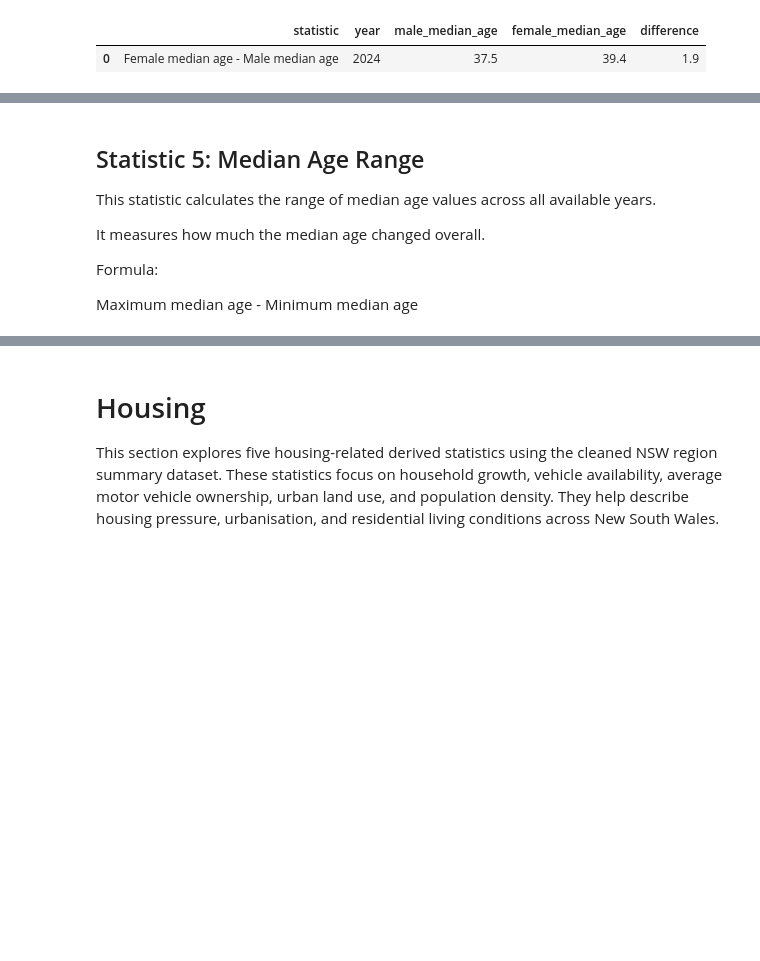
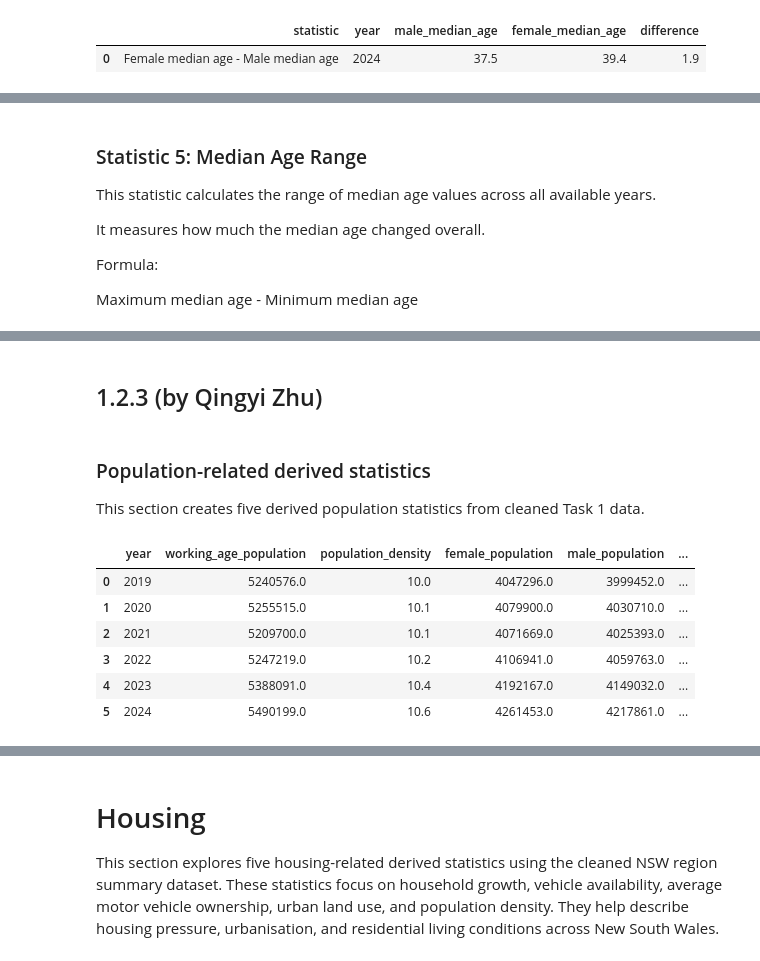
Before and after one commit to felix971/DATA2001_G56, a Jupyter notebook: data2001-版本2.ipynb, the cells around one changed output, grey strips where cells are left out. Drawn from its saved outputs; the diff is of its cells as text; code cells hidden in the pictures; blank space fills up the shorter version.

Commit message:
population related data updated

```diff
--- a/data2001-版本2.ipynb
+++ b/data2001-版本2.ipynb
@@ -632,7 +649,7 @@ display(highest_median_age_year)
 | 9 | ING_MA_M | Estimated resident Aboriginal and... | Median age - males | 2021 | 22.6 |
 | 10 | ING_MA_P | Estimated resident Aboriginal and... | Median age - persons | 2021 | 23.4 |
 # %% [markdown]
-## Statistic 5: Median Age Range
+### Statistic 5: Median Age Range
 
 This statistic calculates the range of median age values across all available years.
 
@@ -690,3 +707,38 @@ display(median_age_range)
 | 8 | ING_MA_F | Estimated resident Aboriginal and... | Median age - females | 22.2 | 24.3 | ... |
 | 9 | ING_MA_M | Estimated resident Aboriginal and... | Median age - males | 20.6 | 22.6 | ... |
 | 10 | ING_MA_P | Estimated resident Aboriginal and... | Median age - persons | 21.4 | 23.4 | ... |
+# %% [markdown]
+## 1.2.3 (by Qingyi Zhu)
+# %% [markdown]
+### Population-related derived statistics
+This section creates five derived population statistics from cleaned Task 1 data.
+# %%
+population_codes = {
+    "ERP_P_20": "total_population",
+    "ERP_21": "population_density",
+    "ERP_M_20": "male_population",
+    "ERP_F_20": "female_population",
+    "ERP_18": "working_age_population",
+}
+
+population_base_wide = (
+    task1_analysis_df.loc[
+        task1_analysis_df["measure_code"].isin(population_codes),
+        ["year", "measure_code", "value"],
+    ]
+    .pivot(index="year", columns="measure_code", values="value")
+    .rename(columns=population_codes)
+    .reset_index()
+    .sort_values("year")
+)
+population_base_wide.columns.name = None
+
+display(population_base_wide)
+# %% [output]
+|  | year | working_age_population | population_density | female_population | male_population | ... |
+| 0 | 2019 | 5240576.0 | 10.0 | 4047296.0 | 3999452.0 | ... |
+| 1 | 2020 | 5255515.0 | 10.1 | 4079900.0 | 4030710.0 | ... |
+| 2 | 2021 | 5209700.0 | 10.1 | 4071669.0 | 4025393.0 | ... |
+| 3 | 2022 | 5247219.0 | 10.2 | 4106941.0 | 4059763.0 | ... |
+| 4 | 2023 | 5388091.0 | 10.4 | 4192167.0 | 4149032.0 | ... |
+| 5 | 2024 | 5490199.0 | 10.6 | 4261453.0 | 4217861.0 | ... |
```
Also changed, not shown: parts of 24 cells of this notebook, 1 other file.
